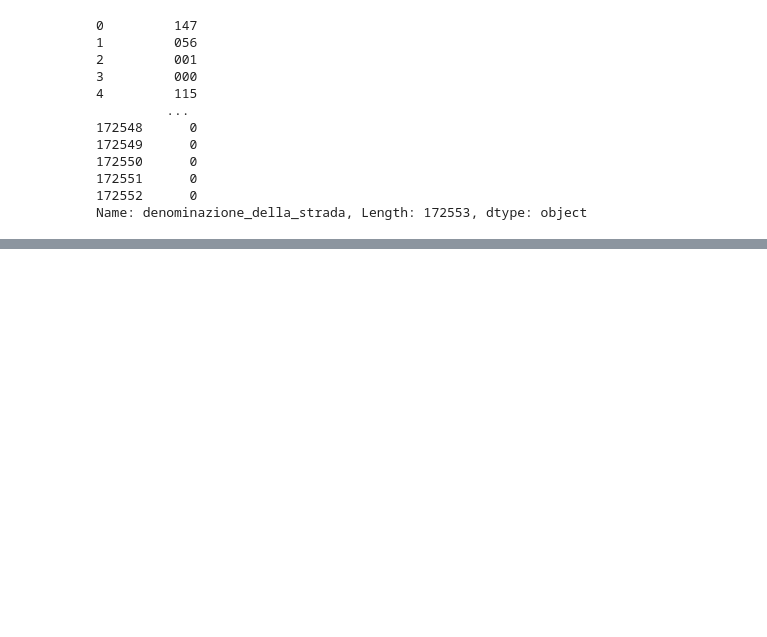
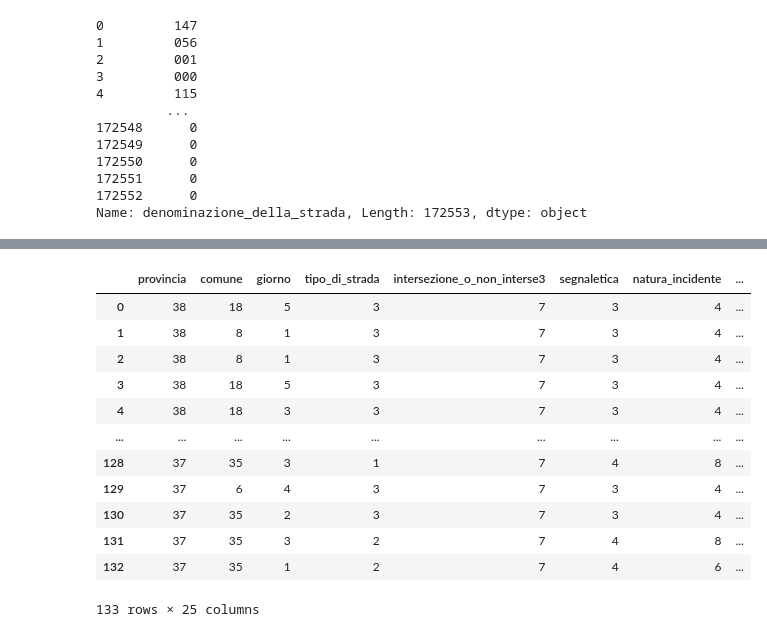
Before and after one commit to nico1654/project_work, a Jupyter notebook: Project_Work.ipynb, the cells around one changed output, grey strips where cells are left out. Saved outputs shown, nothing was run; the diff lists cells and outputs as text; code cells hidden in the pictures; blank space fills up the shorter version.

```diff
--- a/Project_Work.ipynb
+++ b/Project_Work.ipynb
@@ -595,0 +741,16 @@ ValueError: could not convert string to float: 'A02'
+# %%
+incA13.drop(X_train.columns[selector.get_support() == False] , axis=1)
+# %% [output]
+|  | provincia | comune | giorno | tipo_di_strada | intersezione_o_non_interse3 | segnaletica | natura_incidente | ... |
+| 0 | 38 | 18 | 5 | 3 | 7 | 3 | 4 | ... |
+| 1 | 38 | 8 | 1 | 3 | 7 | 3 | 4 | ... |
+| 2 | 38 | 8 | 1 | 3 | 7 | 3 | 4 | ... |
+| 3 | 38 | 18 | 5 | 3 | 7 | 3 | 4 | ... |
+| 4 | 38 | 18 | 3 | 3 | 7 | 3 | 4 | ... |
+| ... | ... | ... | ... | ... | ... | ... | ... | ... |
+| 128 | 37 | 35 | 3 | 1 | 7 | 4 | 8 | ... |
+| 129 | 37 | 6 | 4 | 3 | 7 | 3 | 4 | ... |
+| 130 | 37 | 35 | 2 | 3 | 7 | 3 | 4 | ... |
+| 131 | 37 | 35 | 3 | 2 | 7 | 4 | 8 | ... |
+| 132 | 37 | 35 | 1 | 2 | 7 | 4 | 6 | ... |
+133 rows × 25 columns
```
Also changed, not shown: parts of 41 cells of this notebook.
